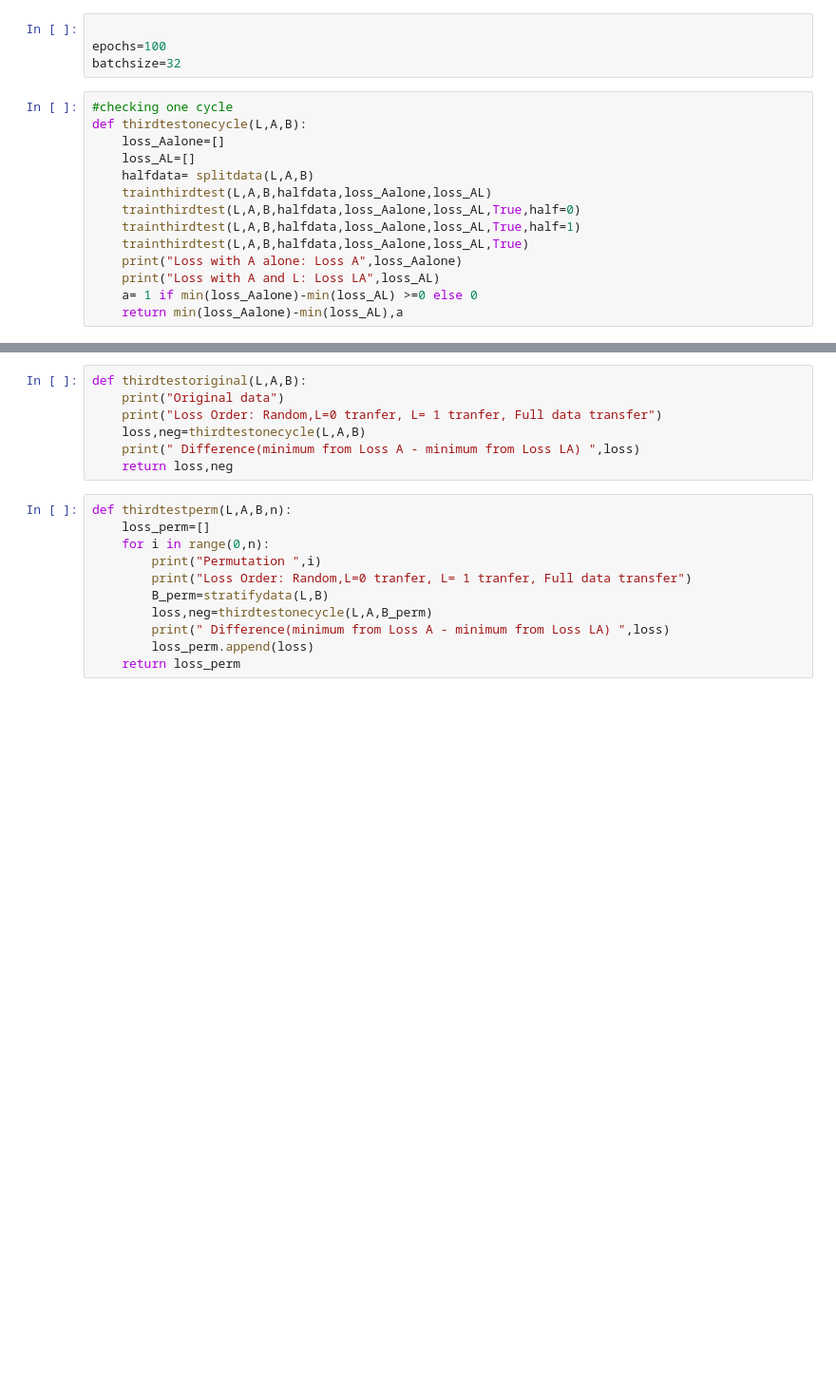
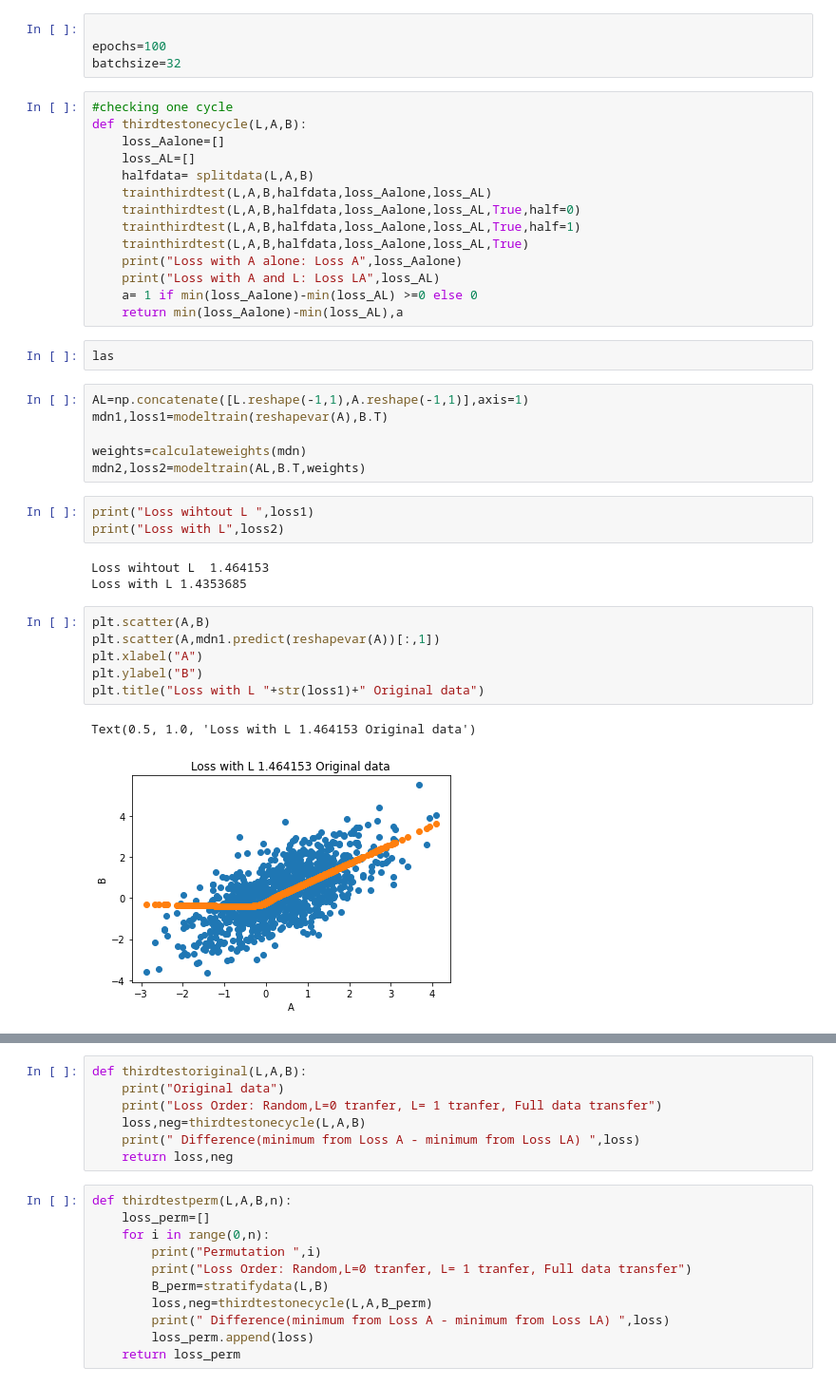
Before and after one commit to BIRDSgroup/NLCD, a Jupyter notebook: conditionaltestmodifyTransferingweights.ipynb, the cells around one changed output, grey strips where cells are left out. Shown at 95% size. Drawn from its saved outputs; the diff is of its cells as text; blank space fills up the shorter version.

```diff
--- a/conditionaltestmodifyTransferingweights.ipynb
+++ b/conditionaltestmodifyTransferingweights.ipynb
@@ -483,3 +483,26 @@ def thirdtestonecycle(L,A,B):
     print("Loss with A and L: Loss LA",loss_AL)
     a= 1 if min(loss_Aalone)-min(loss_AL) >=0 else 0
     return min(loss_Aalone)-min(loss_AL),a
+# %%
+las
+# %%
+AL=np.concatenate([L.reshape(-1,1),A.reshape(-1,1)],axis=1)
+mdn1,loss1=modeltrain(reshapevar(A),B.T)
+
+weights=calculateweights(mdn)
+mdn2,loss2=modeltrain(AL,B.T,weights)
+# %%
+print("Loss wihtout L ",loss1)
+print("Loss with L",loss2)
+# %% [output]
+Loss wihtout L  1.464153
+Loss with L 1.4353685
+# %%
+plt.scatter(A,B)
+plt.scatter(A,mdn1.predict(reshapevar(A))[:,1])
+plt.xlabel("A")
+plt.ylabel("B")
+plt.title("Loss with L "+str(loss1)+" Original data")
+# %% [output]
+Text(0.5, 1.0, 'Loss with L 1.464153 Original data')
+[figure, added]
```
Also changed, not shown: parts of 15 cells of this notebook.
